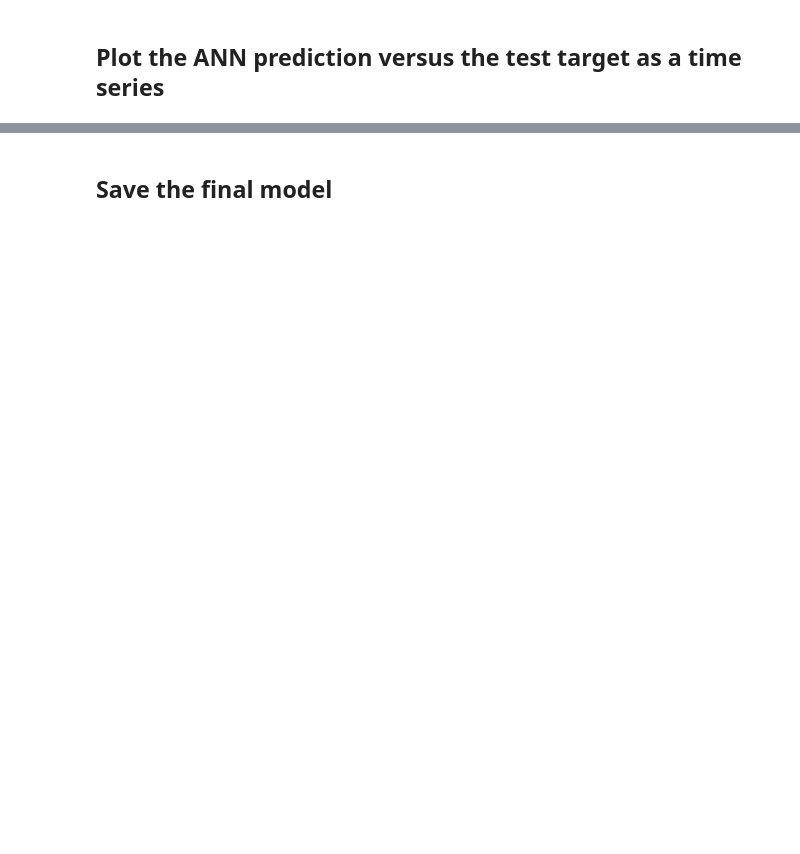
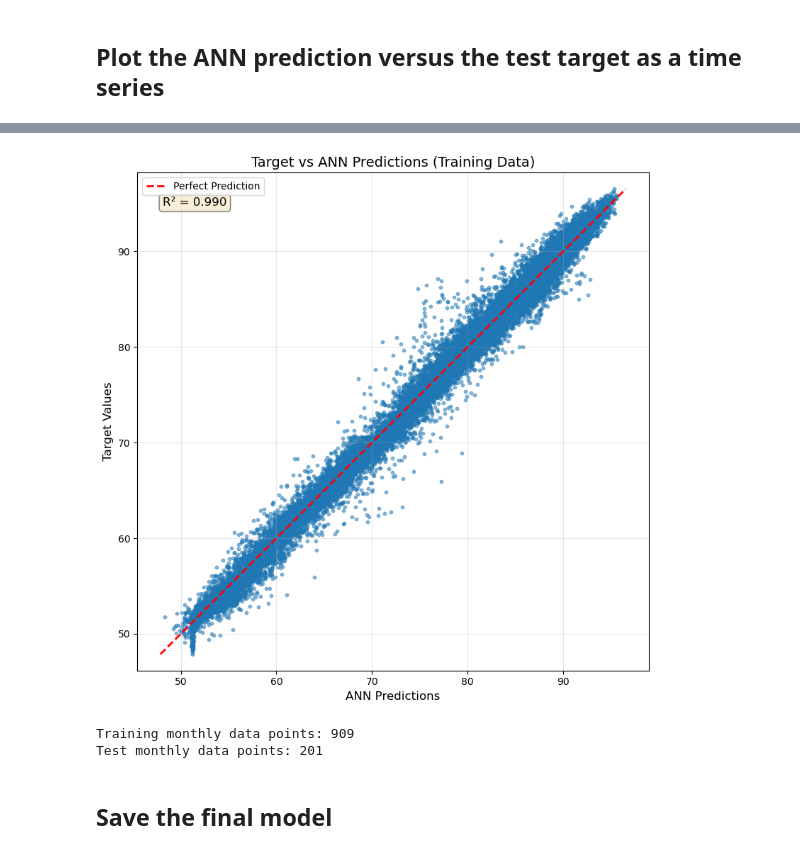
Before and after one commit to CentralValleyModeling/cs3-surrogate-training, a Jupyter notebook: train_X2.ipynb, the cells around one changed output, grey strips where cells are left out. Cells and saved outputs as stored; diff of their text form; code cells hidden in the pictures; blank space fills up the shorter version.

```diff
--- a/train_X2.ipynb
+++ b/train_X2.ipynb
@@ -308,0 +325,50 @@ Name: 6038, dtype: float32
+# %%
+## Target vs ANN predictions scatter plot (Training Data)
+
+import matplotlib.pyplot as plt
+from sklearn.metrics import r2_score
+
+# Calculate R² for training data
+y_train_np = y_train.values.ravel()
+y_train_pred_np = y_train_pred.ravel()
+r2_train = r2_score(y_train_np, y_train_pred_np)
+
+# Create scatter plot
+plt.figure(figsize=(8, 8))
+plt.scatter(y_train_pred_np, y_train_np, alpha=0.5, s=10)
+
+# Add diagonal line (perfect prediction)
+min_val = min(y_train_np.min(), y_train_pred_np.min())
+max_val = max(y_train_np.max(), y_train_pred_np.max())
+plt.plot([min_val, max_val], [min_val, max_val], 'r--', lw=2, label='Perfect Prediction')
+
+# Add R² text to plot
+plt.text(0.05, 0.95, f'R² = {r2_train:.3f}', transform=plt.gca().transAxes,
+         fontsize=12, verticalalignment='top', bbox=dict(boxstyle='round', facecolor='wheat', alpha=0.5))
+
+plt.xlabel('ANN Predictions', fontsize=12)
+plt.ylabel('Target Values', fontsize=12)
+plt.title('Target vs ANN Predictions (Training Data)', fontsize=14)
+plt.legend()
+plt.grid(True, alpha=0.3)
+plt.axis('equal')
+plt.tight_layout()
+plt.show()
+# %% [output]
+[figure, added]
+# %%
+## Monthly averages: resample predictions and target data
+
+# Resample to monthly averages for training data
+y_train_monthly = y_train.resample('MS').mean()
+y_train_pred_monthly = pd.DataFrame(y_train_pred, index=y_train.index).resample('MS').mean()
+
+# Resample to monthly averages for test data
+y_test_monthly = y_test.resample('MS').mean()
+y_test_pred_monthly = pd.DataFrame(y_test_pred, index=y_test.index).resample('MS').mean()
+
+print("Training monthly data points:", len(y_train_monthly))
+print("Test monthly data points:", len(y_test_monthly))
+# %% [output]
+Training monthly data points: 909
+Test monthly data points: 201
```
Also changed, not shown: parts of 13 cells of this notebook.
